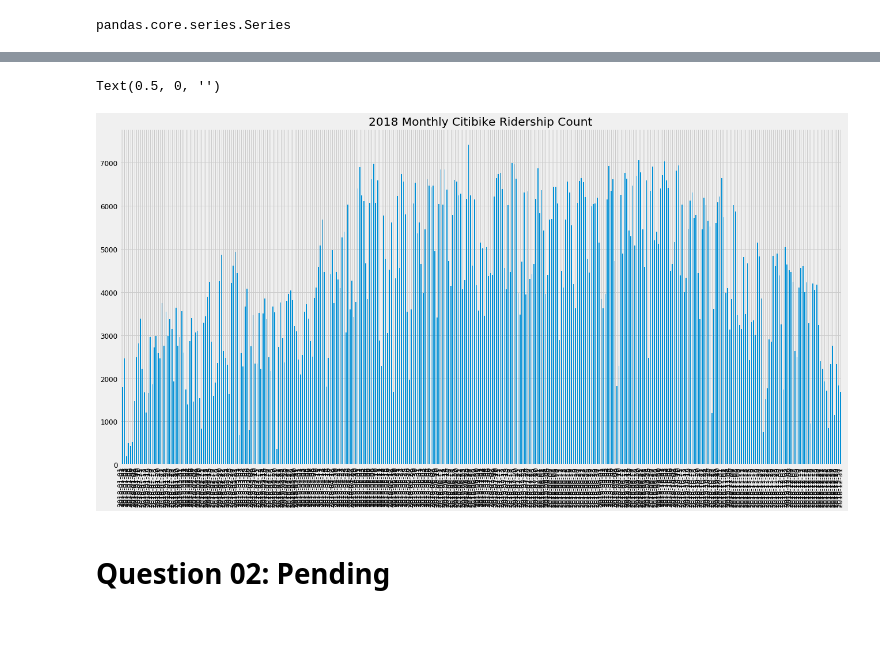
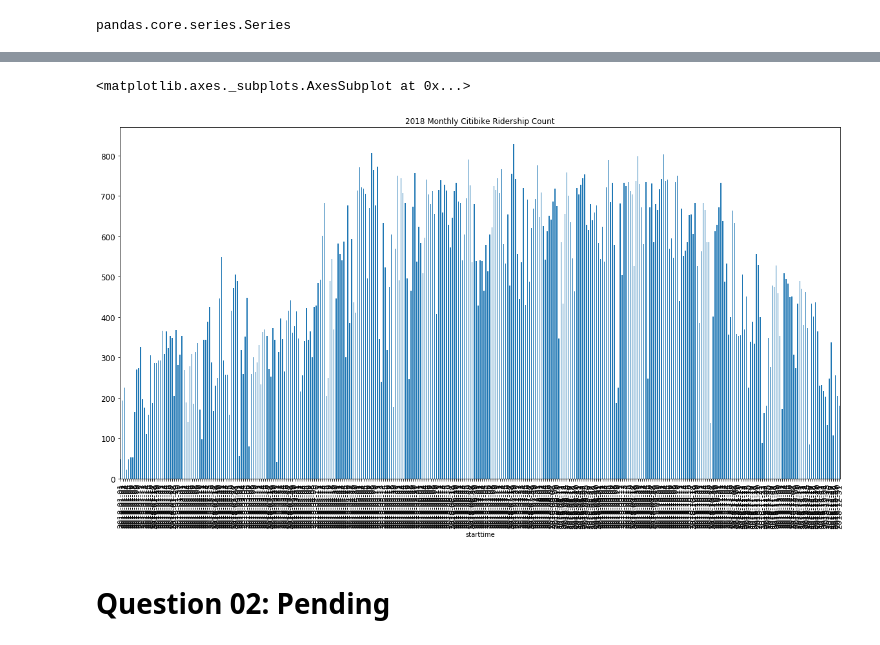
Before and after one commit to ygchan/Citibike, a Jupyter notebook: Main.ipynb, the cells around one changed output, grey strips where cells are left out. Saved outputs shown, nothing was run; the diff lists cells and outputs as text; code cells hidden in the pictures.

```diff
--- a/Main.ipynb
+++ b/Main.ipynb
@@ -86,7 +85,7 @@ for filename in sorted(all_files):
     # df = df.loc[df['usertype'] == 'Subscriber']
 
     # Radnomly select 10% of the data, with random_state = 1
-    df = df.sample(frac = 0.1, replace = True, random_state = 1)
+    df = df.sample(frac = 0.01, replace = True, random_state = 1)
 
     # Output the (rowCount, columnCount) to terminal
     print("size: " + str(df.shape))
@@ -103,5 +102,6 @@ print("Before dropping NaN: " + "{:,}".format(citibike.shape[0]))
 # Improve performance by not using inplace option
 # Reference: https://stackoverflow.com/q/22532302
 citibike = citibike.dropna()
+
 print("After dropping NaN:  " + "{:,}".format(citibike.shape[0]))
 # %% [output]
@@ -239,15 +239,13 @@ temperature_df.plot(
 # %%
-ax2 = daily_answer.plot(
+daily_answer.plot(
     figsize = (20,10),
     kind = 'bar',
     title = '2018 Monthly Citibike Ridership Count',
     fontsize = 12,
     legend=False)
-
-ax2.set_xlabel('')
 # %% [output]
-Text(0.5, 0, '')
+<matplotlib.axes._subplots.AxesSubplot at 0x...>
-[figure, old version]
+[figure, new version]
 # %% [markdown]
 # Question 02: Pending
 # %%
```
Also changed, not shown: parts of 13 cells of this notebook.
